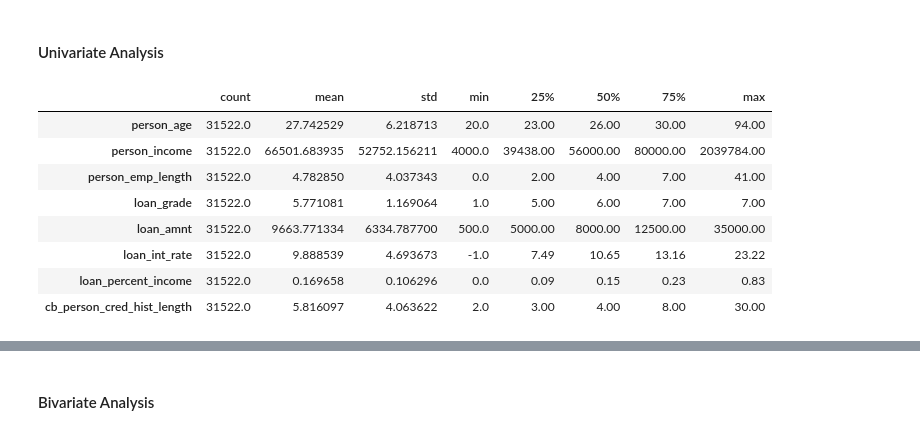
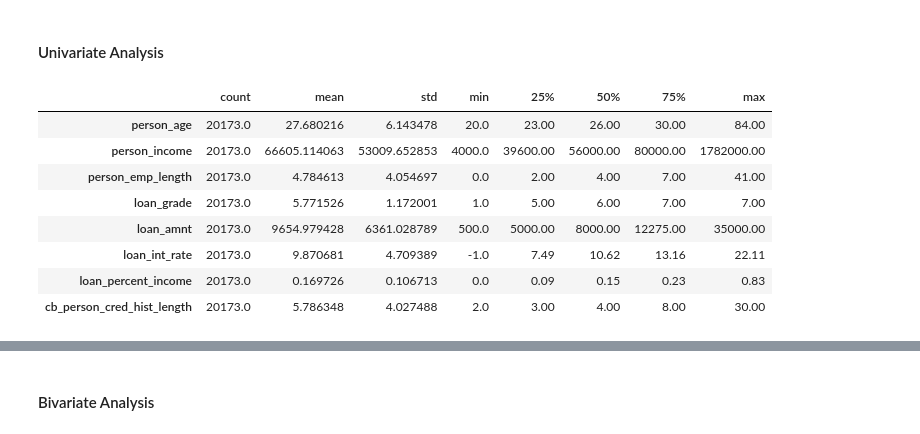
Before and after one commit to AIVIETNAM-AIO-trungcan/Module-2, a Jupyter notebook: notebook/EDA.ipynb, the cells around one changed output, grey strips where cells are left out. Drawn from its saved outputs; the diff is of its cells as text; code cells hidden in the pictures.

```diff
--- a/notebook/EDA.ipynb
+++ b/notebook/EDA.ipynb
@@ -185,3 +197,37 @@ plt.show()
+# %%
+# Configuration
+TARGET_COLUMN = "loan_status"
+
+split_params = {
+    "test_size": 0.20,
+    "val_size": 0.16,
+    "random_state": 42,
+    "stratify": True,
+}
+
+test_size = split_params["test_size"]
+val_size = split_params["val_size"]
+random_state = split_params["random_state"]
+should_stratify = split_params["stratify"]
+
+train_size = 1 - test_size - val_size
+relative_val_size = val_size / (train_size + val_size)
+
+# Split 1: Train+Validation / Test
+df_train_val, df_test = train_test_split(
+    df_clean,
+    test_size=test_size,
+    random_state=random_state,
+    stratify=df_clean[TARGET_COLUMN] if should_stratify else None,
+)
+
+# Split 2: Train / Validation
+df_train, df_val = train_test_split(
+    df_train_val,
+    test_size=relative_val_size,
+    random_state=random_state,
+    stratify=df_train_val[TARGET_COLUMN] if should_stratify else None,
+)
 # %% [markdown]
 ### Numerical Features
 # %% [markdown]
@@ -189,27 +235,27 @@ plt.show()
 # %%
 numerical_features = [
     "person_age",
     "person_income",
     "person_emp_length",
     "loan_grade",
     "loan_amnt",
     "loan_int_rate",
     "loan_percent_income",
     "cb_person_cred_hist_length"
 ]
 
 # Descriptive statistics
-display(df_clean[numerical_features].describe().T)
+display(df_train[numerical_features].describe().T)
 # %% [output]
 |  | count | mean | std | min | 25% | 50% | 75% | max |
-| person_age | 31522.0 | 27.742529 | 6.218713 | 20.0 | 23.00 | 26.00 | 30.00 | 94.00 |
-| person_income | 31522.0 | 66501.683935 | 52752.156211 | 4000.0 | 39438.00 | 56000.00 | 80000.00 | 2039784.00 |
-| person_emp_length | 31522.0 | 4.782850 | 4.037343 | 0.0 | 2.00 | 4.00 | 7.00 | 41.00 |
-| loan_grade | 31522.0 | 5.771081 | 1.169064 | 1.0 | 5.00 | 6.00 | 7.00 | 7.00 |
-| loan_amnt | 31522.0 | 9663.771334 | 6334.787700 | 500.0 | 5000.00 | 8000.00 | 12500.00 | 35000.00 |
-| loan_int_rate | 31522.0 | 9.888539 | 4.693673 | -1.0 | 7.49 | 10.65 | 13.16 | 23.22 |
-| loan_percent_income | 31522.0 | 0.169658 | 0.106296 | 0.0 | 0.09 | 0.15 | 0.23 | 0.83 |
-| cb_person_cred_hist_length | 31522.0 | 5.816097 | 4.063622 | 2.0 | 3.00 | 4.00 | 8.00 | 30.00 |
+| person_age | 20173.0 | 27.680216 | 6.143478 | 20.0 | 23.00 | 26.00 | 30.00 | 84.00 |
+| person_income | 20173.0 | 66605.114063 | 53009.652853 | 4000.0 | 39600.00 | 56000.00 | 80000.00 | 1782000.00 |
+| person_emp_length | 20173.0 | 4.784613 | 4.054697 | 0.0 | 2.00 | 4.00 | 7.00 | 41.00 |
+| loan_grade | 20173.0 | 5.771526 | 1.172001 | 1.0 | 5.00 | 6.00 | 7.00 | 7.00 |
+| loan_amnt | 20173.0 | 9654.979428 | 6361.028789 | 500.0 | 5000.00 | 8000.00 | 12275.00 | 35000.00 |
+| loan_int_rate | 20173.0 | 9.870681 | 4.709389 | -1.0 | 7.49 | 10.62 | 13.16 | 22.11 |
+| loan_percent_income | 20173.0 | 0.169726 | 0.106713 | 0.0 | 0.09 | 0.15 | 0.23 | 0.83 |
+| cb_person_cred_hist_length | 20173.0 | 5.786348 | 4.027488 | 2.0 | 3.00 | 4.00 | 8.00 | 30.00 |
 # %%
 # Plot each numerical feature
 for feature in numerical_features:
```
Also changed, not shown: parts of 15 cells of this notebook, 5 other files.
